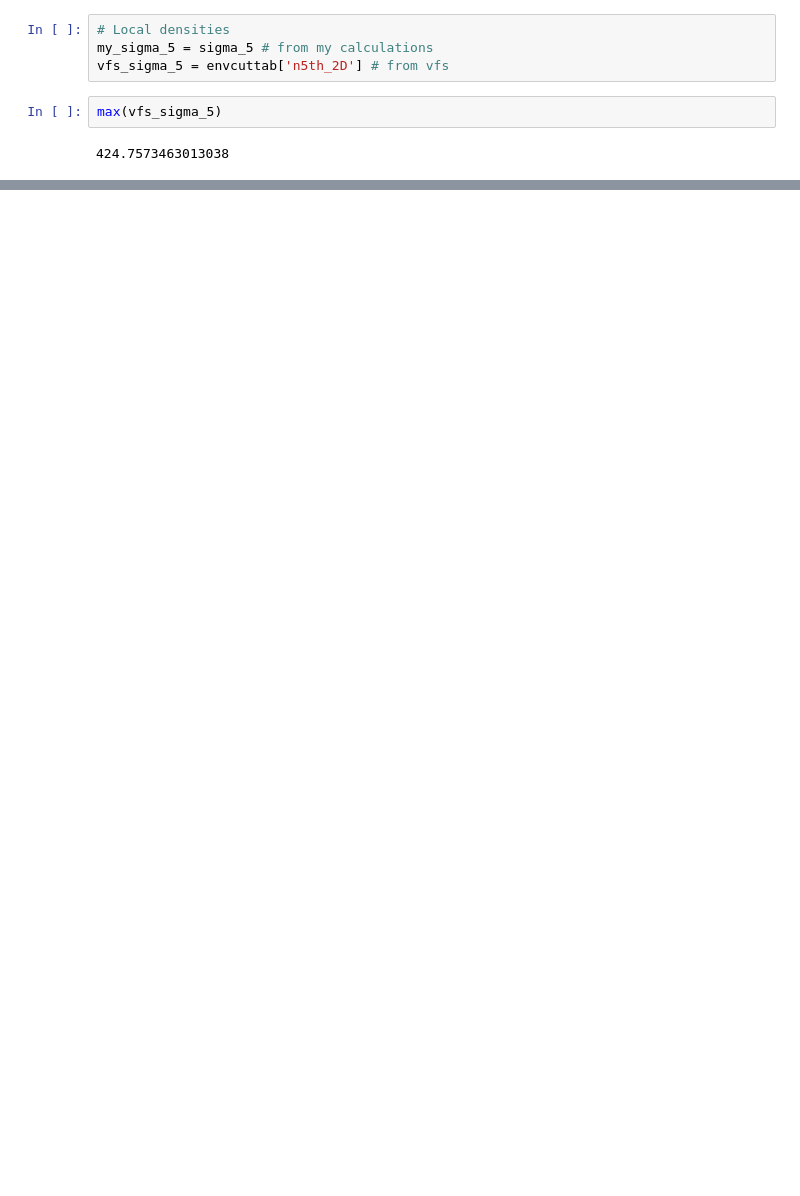
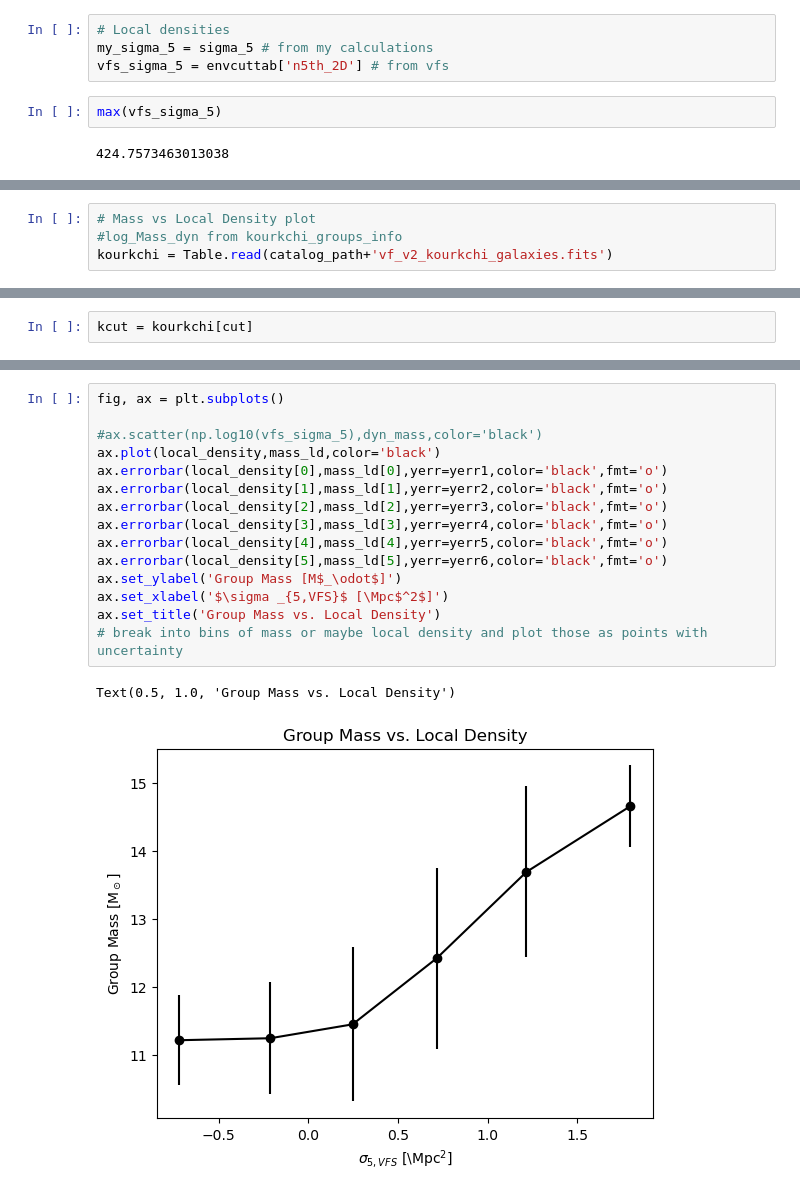
Before and after one commit to EvanBarkus/WISESize_Project, a Jupyter notebook: Castignani_LD.ipynb, the cells around one changed output, grey strips where cells are left out. Cells and saved outputs as stored; diff of their text form; blank space fills up the shorter version.

```diff
--- a/Castignani_LD.ipynb
+++ b/Castignani_LD.ipynb
@@ -270,0 +319,4 @@ plt.show()
+# %%
+# Mass vs Local Density plot
+#log_Mass_dyn from kourkchi_groups_info
+kourkchi = Table.read(catalog_path+'vf_v2_kourkchi_galaxies.fits')
@@ -270,0 +338,2 @@ plt.show()
+# %%
+kcut = kourkchi[cut]
@@ -270,0 +391,18 @@ plt.show()
+# %%
+fig, ax = plt.subplots()
+
+#ax.scatter(np.log10(vfs_sigma_5),dyn_mass,color='black')
+ax.plot(local_density,mass_ld,color='black')
+ax.errorbar(local_density[0],mass_ld[0],yerr=yerr1,color='black',fmt='o')
+ax.errorbar(local_density[1],mass_ld[1],yerr=yerr2,color='black',fmt='o')
+ax.errorbar(local_density[2],mass_ld[2],yerr=yerr3,color='black',fmt='o')
+ax.errorbar(local_density[3],mass_ld[3],yerr=yerr4,color='black',fmt='o')
+ax.errorbar(local_density[4],mass_ld[4],yerr=yerr5,color='black',fmt='o')
+ax.errorbar(local_density[5],mass_ld[5],yerr=yerr6,color='black',fmt='o')
+ax.set_ylabel('Group Mass [M$_\odot$]')
+ax.set_xlabel('$\sigma _{5,VFS}$ [\Mpc$^2$]')
+ax.set_title('Group Mass vs. Local Density')
+# break into bins of mass or maybe local density and plot those as points with uncertainty
+# %% [output]
+Text(0.5, 1.0, 'Group Mass vs. Local Density')
+[figure, added]
```
Also changed, not shown: parts of 16 cells of this notebook.
